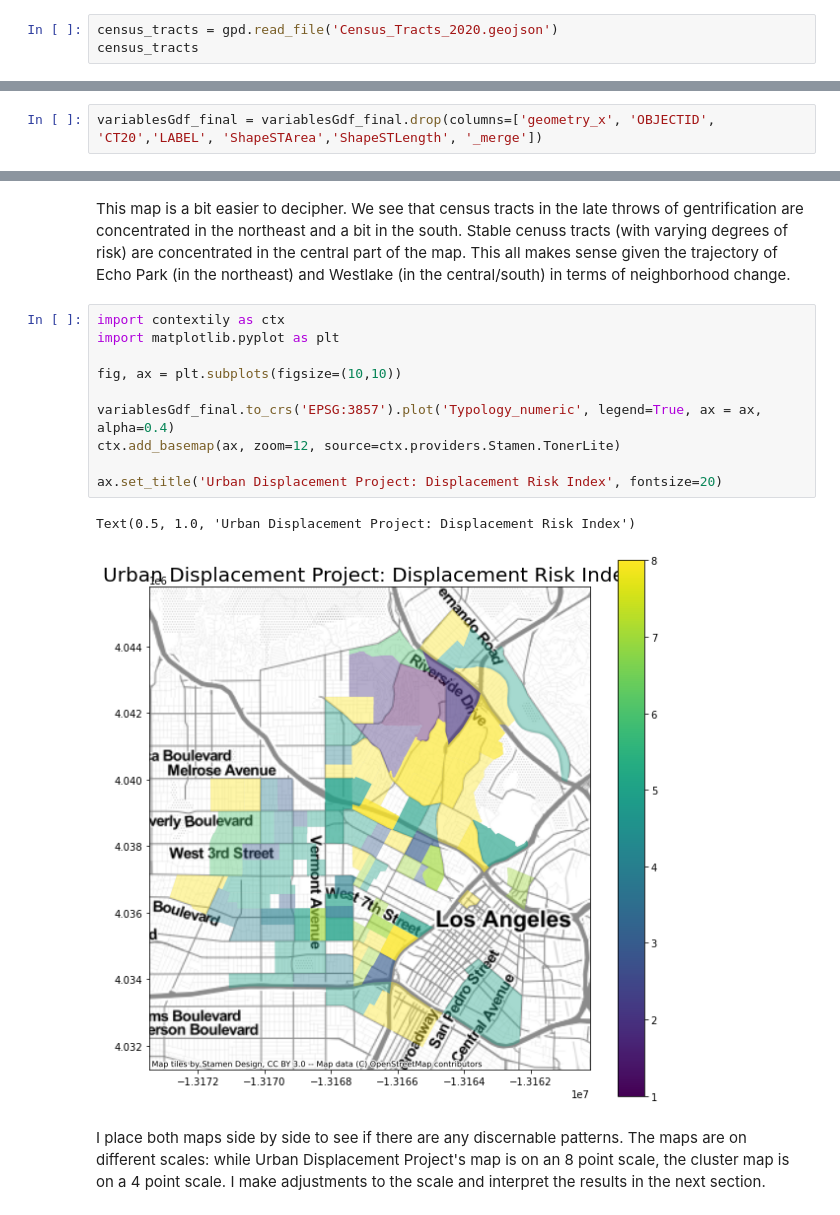
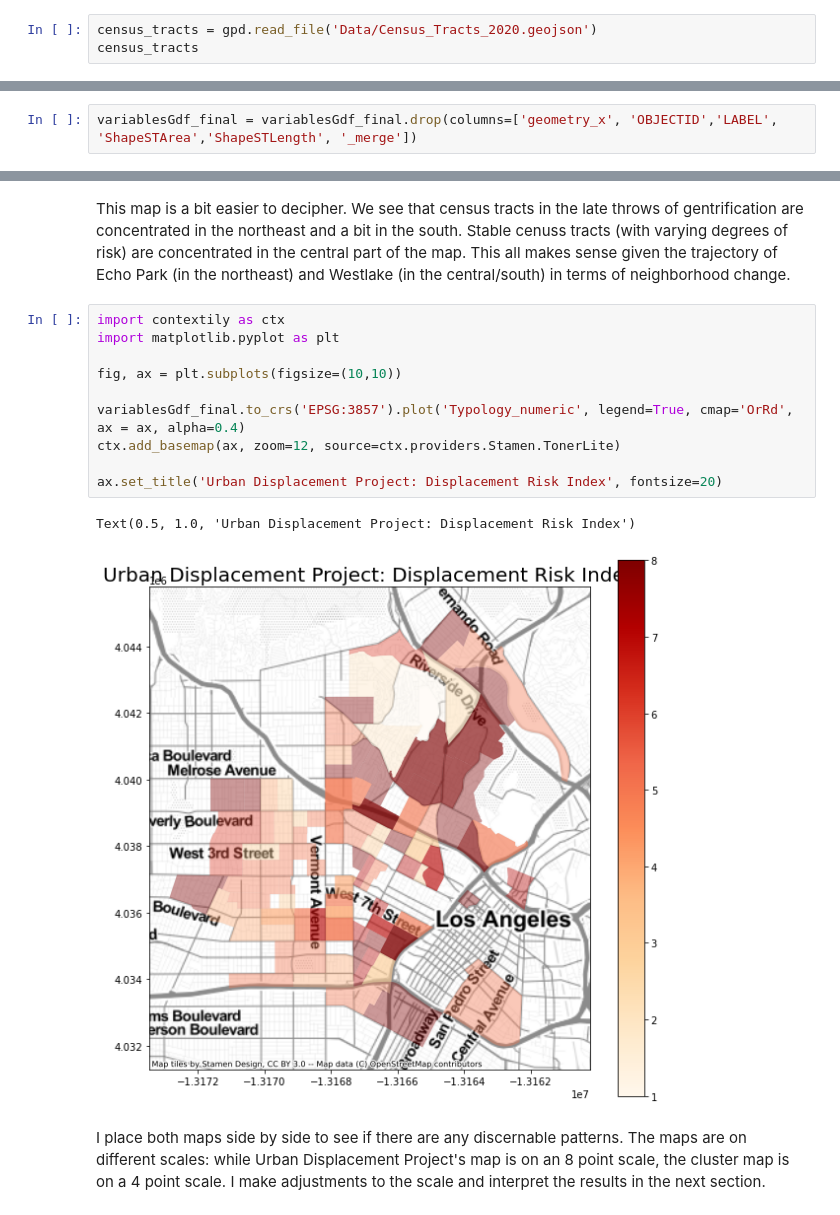
Before and after one commit to micamobrien/UDS-Project--Full-Team-, a Jupyter notebook: Clustering.ipynb, the cells around one changed output, grey strips where cells are left out. Saved outputs shown, nothing was run; the diff lists cells and outputs as text.

```diff
--- a/Clustering.ipynb
+++ b/Clustering.ipynb
@@ -403,7 +405,7 @@ radar_plot (kmeans, variablesGdf2)
 # %% [markdown]
 Next, I map the 5 clusters to see if I can identify spatial patterns. I join the base dataset to a census tract boundary file to execute the map.
 # %%
-census_tracts = gpd.read_file('Census_Tracts_2020.geojson')
+census_tracts = gpd.read_file('Data/Census_Tracts_2020.geojson')
 census_tracts
 # %% [output]
 |  | OBJECTID | CT20 | LABEL | ShapeSTArea | ShapeSTLength | geometry |
@@ -462,5 +466,5 @@ variablesGdf_final
 # %%
-variablesGdf_final = variablesGdf_final.drop(columns=['geometry_x', 'OBJECTID', 'CT20','LABEL', 'ShapeSTArea','ShapeSTLength', '_merge'])
+variablesGdf_final = variablesGdf_final.drop(columns=['geometry_x', 'OBJECTID','LABEL', 'ShapeSTArea','ShapeSTLength', '_merge'])
 # %%
 variablesGdf_final = variablesGdf_final.rename(columns={'geometry_y':'geometry'})
 # %%
@@ -537,16 +541,16 @@ This map is a bit easier to decipher. We see that census tracts in the late thro
 # %%
 import contextily as ctx
 import matplotlib.pyplot as plt
 
 fig, ax = plt.subplots(figsize=(10,10))
 
-variablesGdf_final.to_crs('EPSG:3857').plot('Typology_numeric', legend=True, ax = ax, alpha=0.4)
+variablesGdf_final.to_crs('EPSG:3857').plot('Typology_numeric', legend=True, cmap='OrRd', ax = ax, alpha=0.4)
 ctx.add_basemap(ax, zoom=12, source=ctx.providers.Stamen.TonerLite)
 
 ax.set_title('Urban Displacement Project: Displacement Risk Index', fontsize=20)
 # %% [output]
 Text(0.5, 1.0, 'Urban Displacement Project: Displacement Risk Index')
-[figure, old version]
+[figure, new version]
 # %% [markdown]
 I place both maps side by side to see if there are any discernable patterns. The maps are on different scales: while Urban Displacement Project's map is on an 8 point scale, the cluster map is on a 4 point scale. I make adjustments to the scale and interpret the results in the next section.
 # %%
```
Also changed, not shown: parts of 19 cells of this notebook, 5 other files.
